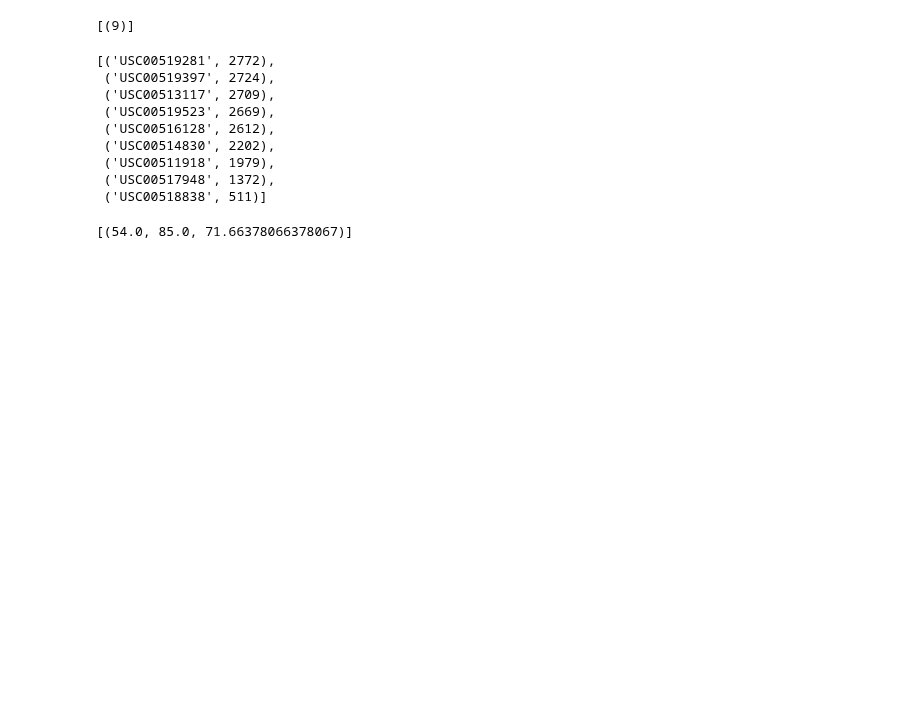
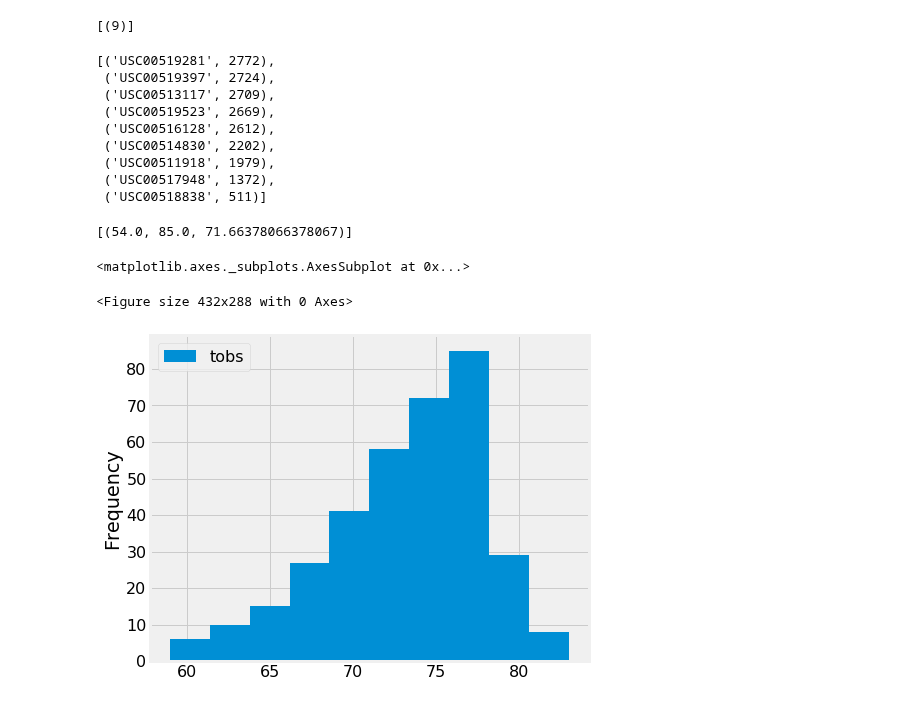
Before and after one commit to theodoremoreland/HawaiiClimateDataAPI, a Jupyter notebook: Homework/climate_starter.ipynb, the cells around one changed output. Cells and saved outputs as stored; diff of their text form; code cells hidden in the pictures; blank space fills up the shorter version.

```diff
--- a/Homework/climate_starter.ipynb
+++ b/Homework/climate_starter.ipynb
@@ -92,6 +94,9 @@ df3.describe()
 # %%
 # What are the most active stations? (i.e. what stations have the most rows)?
 # List the stations and the counts in descending order.
+station_activity = session.query(Measurement.station, func.count(Measurement.station))\
+    .group_by(Measurement.station).order_by(func.count(Measurement.station).desc()).all()
+station_activity
 # %% [output]
 [('USC00519281', 2772),
  ('USC00519397', 2724),
@@ -110,3 +119,19 @@ df3.describe()
 # %%
 # Choose the station with the highest number of temperature observations.
 # Query the last 12 months of temperature observation data for this station and plot the results as a histogram
+top_year = session.query(Measurement.station, Measurement.date, Measurement.tobs, Measurement.prcp)\
+    .order_by(Measurement.date.asc())\
+    .filter(func.strftime("%Y-%m-%d", Measurement.date) >= one_year_ago)\
+    .filter(Measurement.station == station_activity[0][0]).all()
+
+top_year_df = pd.DataFrame(top_year)#.set_index("date")
+top_tobs_df = top_year_df[["tobs"]]
+
+#top_year_df.head(50)
+plt.figure()
+plt.rcParams['xtick.color'] = "black"
+top_tobs_df.plot(kind="hist", figsize=(7,6))
+# %% [output]
+<matplotlib.axes._subplots.AxesSubplot at 0x...>
+<Figure size 432x288 with 0 Axes>
+[figure, added]
```
Also changed, not shown: parts of 8 cells of this notebook.
